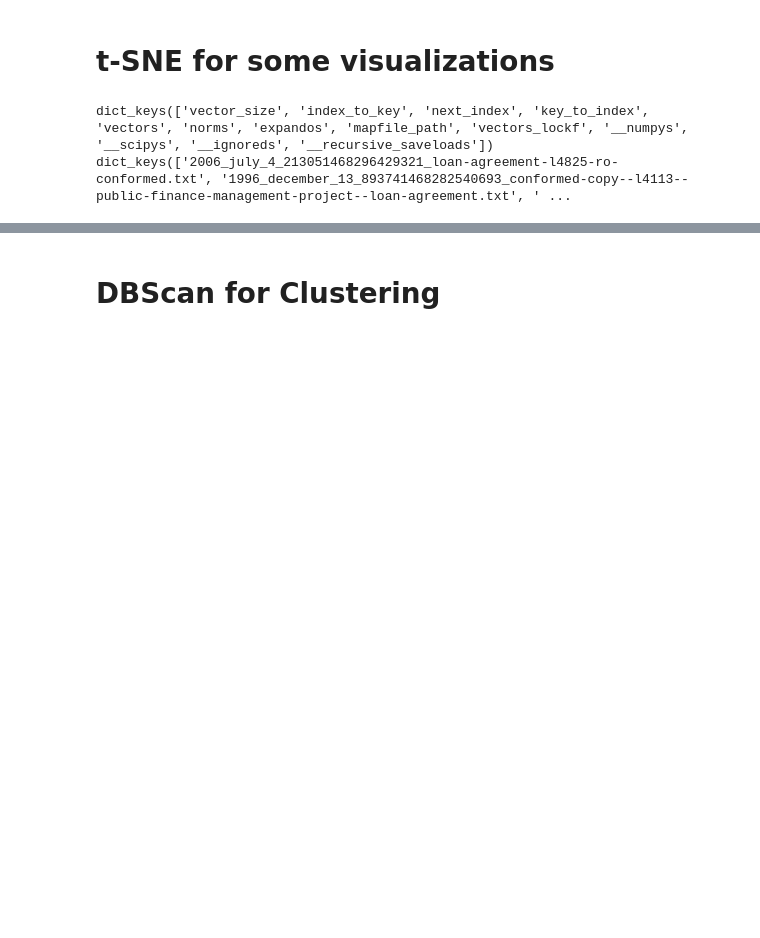
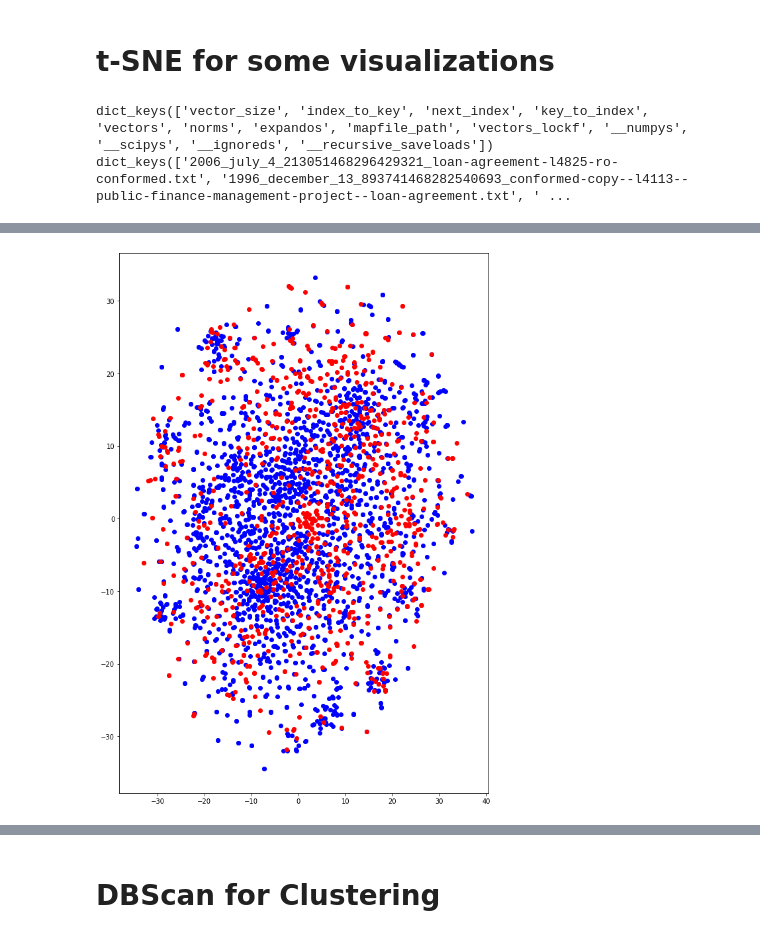
Before and after one commit to DoctorBomb/Qarik-Team-Bear, a Jupyter notebook: Cluster_Data/Doc2Vec.ipynb, the cells around one changed output, grey strips where cells are left out. Saved outputs shown, nothing was run; the diff lists cells and outputs as text; code cells hidden in the pictures; blank space fills up the shorter version.

```diff
--- a/Cluster_Data/Doc2Vec.ipynb
+++ b/Cluster_Data/Doc2Vec.ipynb
@@ -239,0 +346,4 @@ plotScatter(keyword="infrastructure")
+# %%
+plotScatter(keyword="social")
+# %% [output]
+[figure, added]
```
Also changed, not shown: parts of 44 cells of this notebook, 2 other files.
